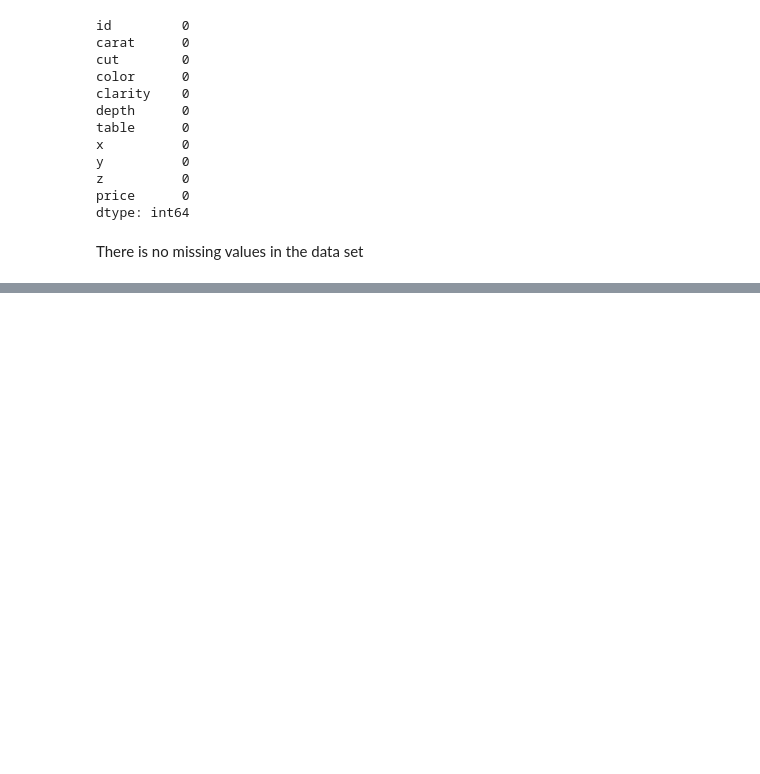
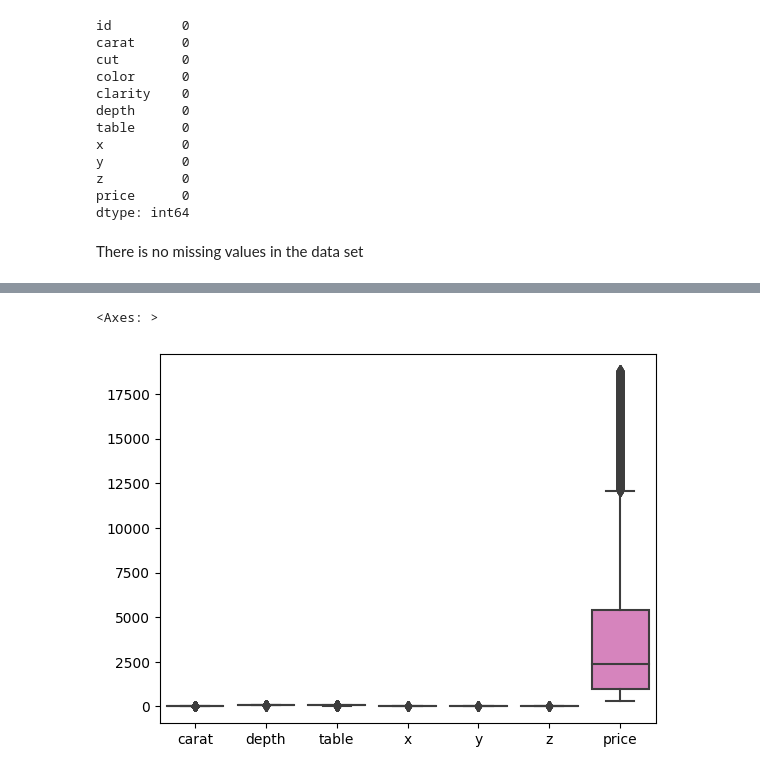
Before and after one commit to romitdubey/diamond-price-prediction, a Jupyter notebook: notebooks/EDA.ipynb, the cells around one changed output, grey strips where cells are left out. Saved outputs shown, nothing was run; the diff lists cells and outputs as text; code cells hidden in the pictures; blank space fills up the shorter version.

```diff
--- a/notebooks/EDA.ipynb
+++ b/notebooks/EDA.ipynb
@@ -87,0 +142,5 @@ There is no missing values in the data set
+# %%
+sns.boxplot(df)
+# %% [output]
+<Axes: >
+[figure, added]
```
Also changed, not shown: parts of 14 cells of this notebook, 1 other file.
